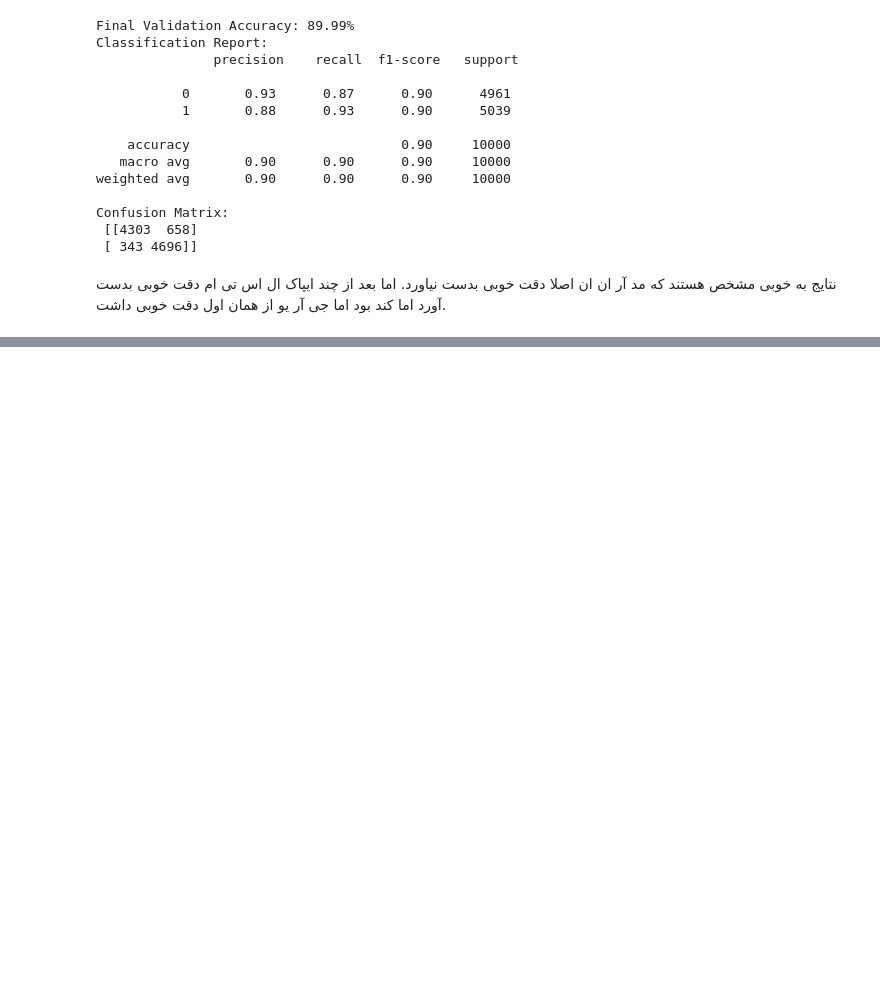
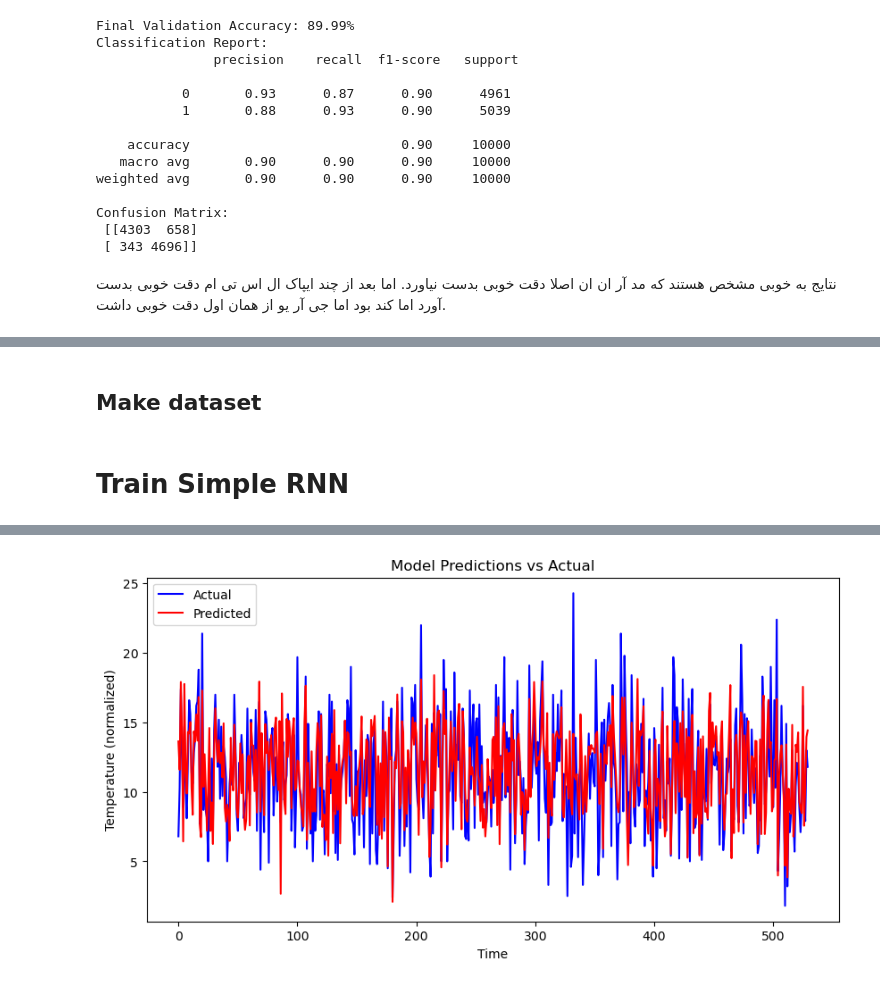
Before and after one commit to mmahdin/Computational-Intelligence-EE-AUT, a Jupyter notebook: lab/8/test.ipynb, the cells around one changed output, grey strips where cells are left out. Cells and saved outputs as stored; diff of their text form; code cells hidden in the pictures; blank space fills up the shorter version.

```diff
--- a/lab/8/test.ipynb
+++ b/lab/8/test.ipynb
@@ -416,0 +424,2 @@ Confusion Matrix:
+# %% [markdown]
+## Make dataset
@@ -416,0 +461,14 @@ Confusion Matrix:
+# %%
+# Define the Simple RNN model
+class SentimentRNN(nn.Module):
+    def __init__(self, max_features, embed_dim, rnn_out, num_classes=2):
+        super(SentimentRNN, self).__init__()
+        self.embedding = nn.Embedding(max_features, embed_dim)
+        self.rnn = nn.RNN(embed_dim, rnn_out, batch_first=True)
+        self.fc = nn.Linear(rnn_out, num_classes)
+
+    def forward(self, x):
+        x = self.embedding(x)
+        rnn_out, h_n = self.rnn(x)
+        out = self.fc(h_n[-1])  # Using the last hidden state
+        return out
@@ -416,0 +531,18 @@ Confusion Matrix:
+# %% [markdown]
+# Train Simple RNN
+# %%
+# Model parameters
+embed_dim = 128
+hidden_size = 128
+max_features = sequence_length
+model = SentimentRNN(max_features, embed_dim, hidden_size, num_classes=1).to(device)
+criterion = nn.MSELoss().to(device)
+optimizer = optim.Adam(model.parameters(), lr=0.001)
+
+# Train the model
+train_model(model, train_loader, val_loader, criterion, optimizer)
+
+# Evaluate on the validation set
+actuals, predictions, mse, rmse, mae = evaluate_model(model, val_loader)
+plot_predictions(actuals[:1000], predictions[:1000])  # Plot the first 100 predictions
+# %% [output]
@@ -416,0 +555 @@ Confusion Matrix:
+[figure, added]
```
Also changed, not shown: parts of 9 cells of this notebook, 3 other files.
